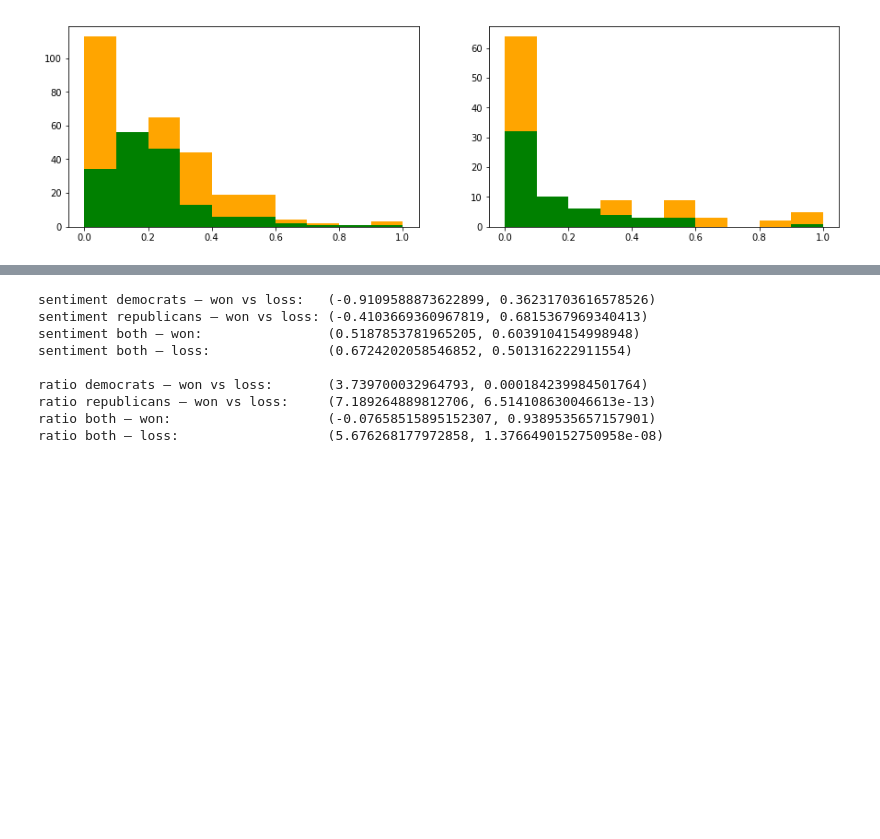
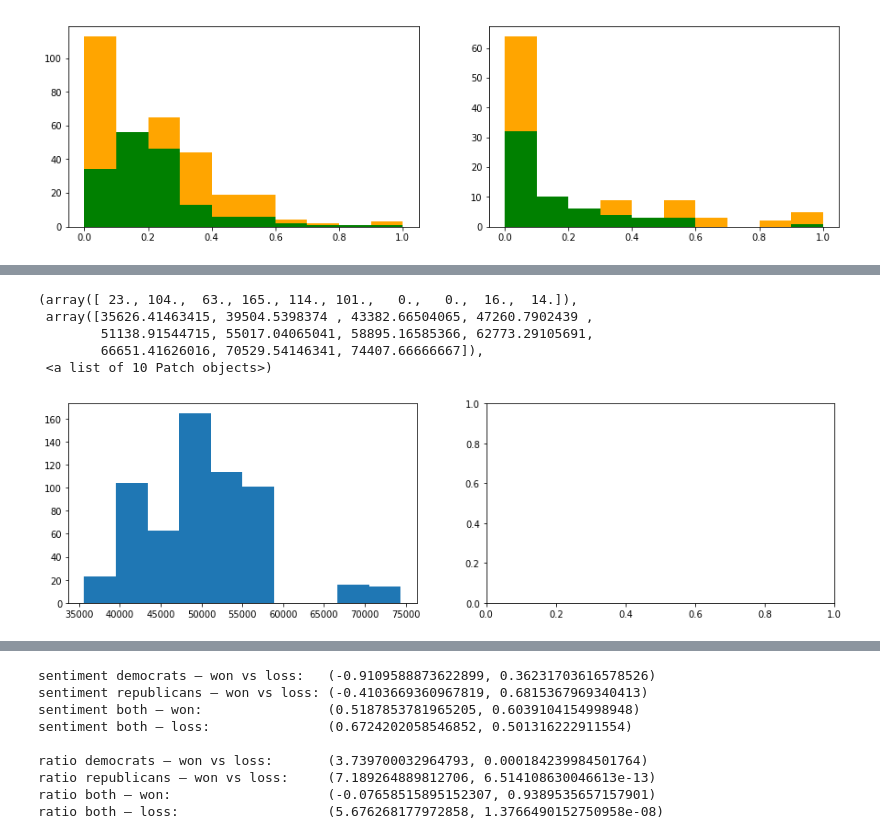
Before and after one commit to charles-tan/POCA, a Jupyter notebook: notebooks/sentiment_result_analysis.ipynb, the cells around one changed output, grey strips where cells are left out. Saved outputs shown, nothing was run; the diff lists cells and outputs as text; code cells hidden in the pictures; blank space fills up the shorter version.

```diff
--- a/notebooks/sentiment_result_analysis.ipynb
+++ b/notebooks/sentiment_result_analysis.ipynb
@@ -947,0 +1044,13 @@ axs2.hist(wr_r1, color='green')
+# %%
+fig, (axs1, axs2) = plt.subplots(1, 2, figsize=(15, 4))
+axs1.hist(dem_df['median_hh_inc'])
+# axs2.hist(rep_df['clf_unemploy_pct'])
+# print(rep_df['clf_unemploy_pct'].max())
+# print(rep_df['clf_unemploy_pct'].min())
+# %% [output]
+(array([ 23., 104.,  63., 165., 114., 101.,   0.,   0.,  16.,  14.]),
+ array([35626.41463415, 39504.5398374 , 43382.66504065, 47260.7902439 ,
+        51138.91544715, 55017.04065041, 58895.16585366, 62773.29105691,
+        66651.41626016, 70529.54146341, 74407.66666667]),
+ <a list of 10 Patch objects>)
+[figure, added]
```
Also changed, not shown: parts of 13 cells of this notebook, 4 other files.
